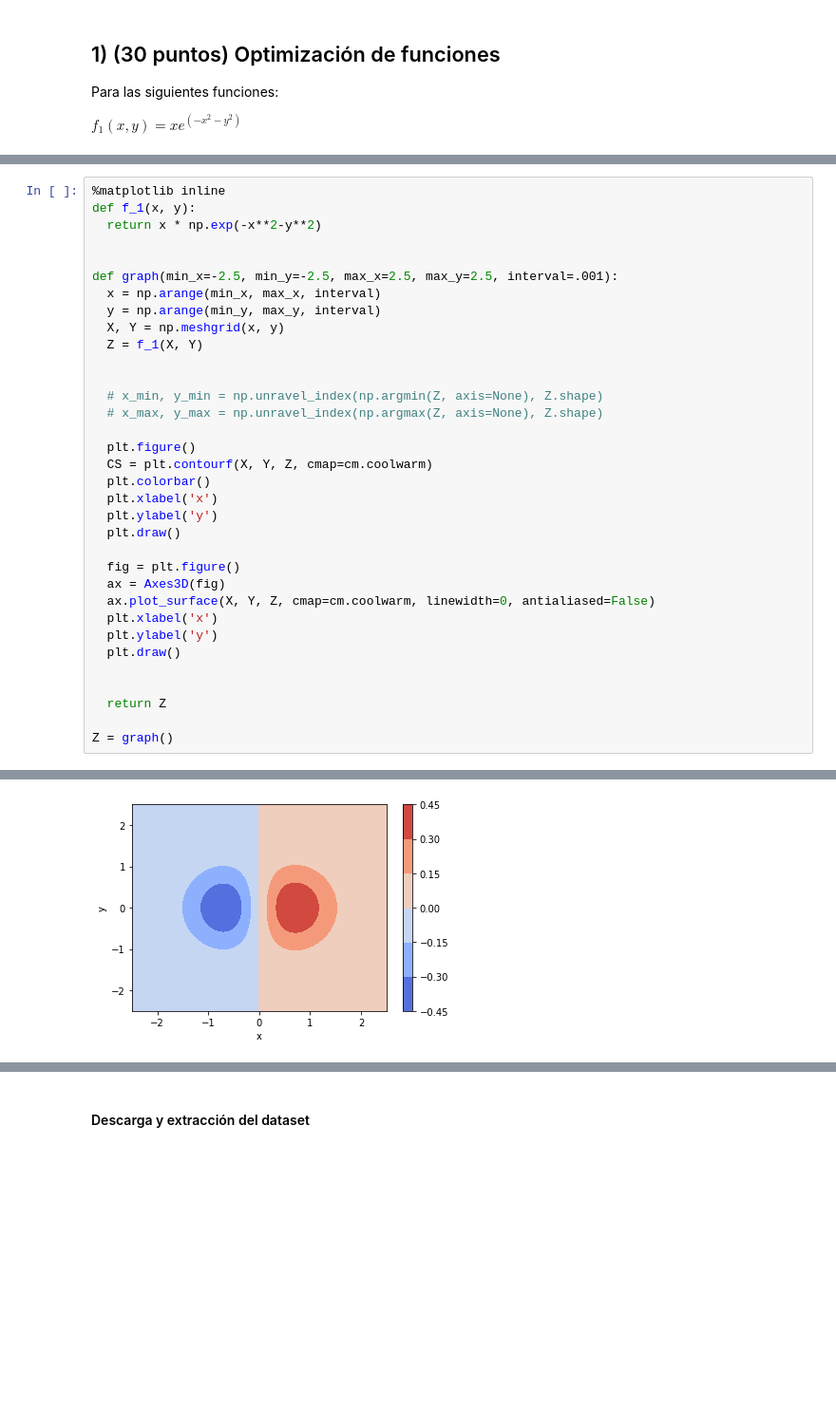
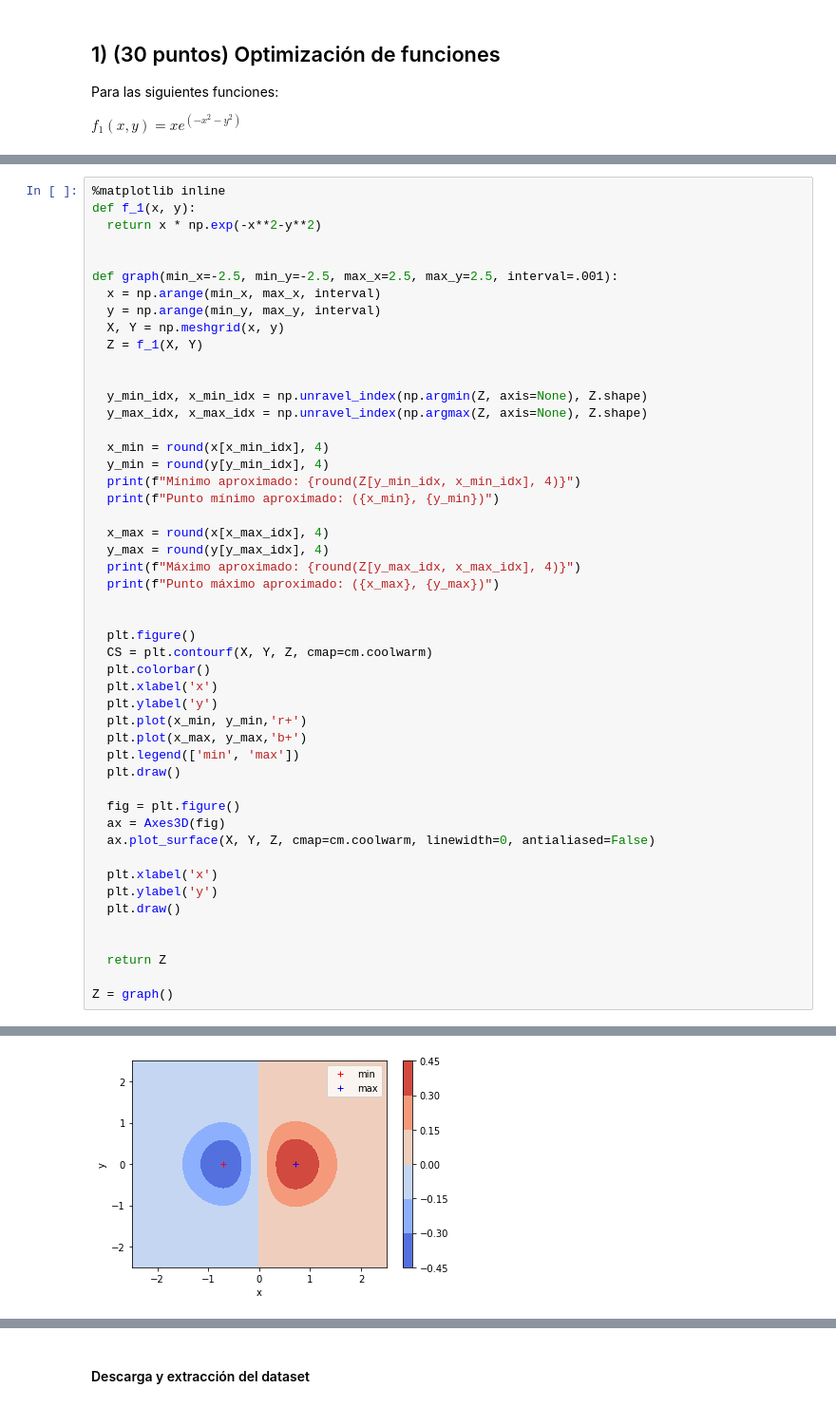
Before and after one commit to evillag/TEC_DL_II-2022, a Jupyter notebook: TP1/TP1_IBVOEV.ipynb, the cells around one changed output, grey strips where cells are left out. Shown at 95% size. Drawn from its saved outputs; the diff is of its cells as text; blank space fills up the shorter version.

```diff
--- a/TP1/TP1_IBVOEV.ipynb
+++ b/TP1/TP1_IBVOEV.ipynb
@@ -53,19 +68,34 @@ def graph(min_x=-2.5, min_y=-2.5, max_x=2.5, max_y=2.5, interval=.001):
   Z = f_1(X, Y)
 
 
-  # x_min, y_min = np.unravel_index(np.argmin(Z, axis=None), Z.shape)
-  # x_max, y_max = np.unravel_index(np.argmax(Z, axis=None), Z.shape)
+  y_min_idx, x_min_idx = np.unravel_index(np.argmin(Z, axis=None), Z.shape)
+  y_max_idx, x_max_idx = np.unravel_index(np.argmax(Z, axis=None), Z.shape)
+
+  x_min = round(x[x_min_idx], 4)
+  y_min = round(y[y_min_idx], 4)
+  print(f"Mínimo aproximado: {round(Z[y_min_idx, x_min_idx], 4)}")
+  print(f"Punto mínimo aproximado: ({x_min}, {y_min})")
+
+  x_max = round(x[x_max_idx], 4)
+  y_max = round(y[y_max_idx], 4)
+  print(f"Máximo aproximado: {round(Z[y_max_idx, x_max_idx], 4)}")
+  print(f"Punto máximo aproximado: ({x_max}, {y_max})")
+
 
   plt.figure()
   CS = plt.contourf(X, Y, Z, cmap=cm.coolwarm)
   plt.colorbar()
   plt.xlabel('x')
   plt.ylabel('y')
+  plt.plot(x_min, y_min,'r+')
+  plt.plot(x_max, y_max,'b+')
+  plt.legend(['min', 'max'])
   plt.draw()
 
   fig = plt.figure()
   ax = Axes3D(fig)
   ax.plot_surface(X, Y, Z, cmap=cm.coolwarm, linewidth=0, antialiased=False)
+
   plt.xlabel('x')
   plt.ylabel('y')
   plt.draw()
@@ -78,2 +112,2 @@ Z = graph()
-[figure, old version]
+[figure, new version]
 [figure]
```
Also changed, not shown: parts of 50 cells of this notebook.
